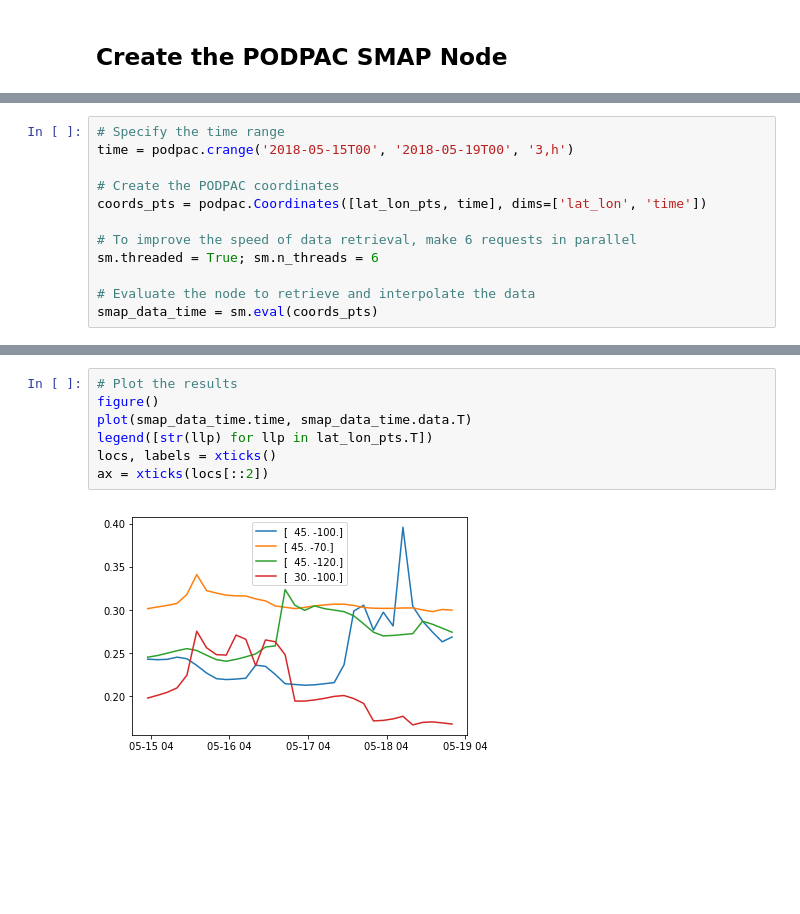
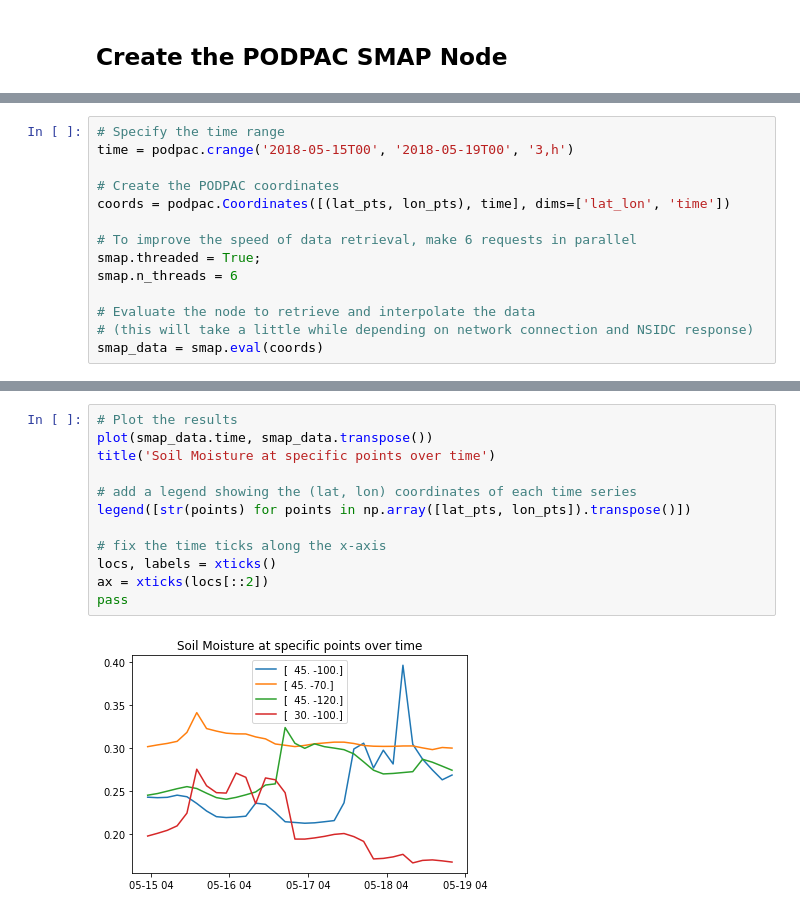
Before and after one commit to creare-com/podpac-examples, a Jupyter notebook: notebooks/basic_examples/010-retrieving-SMAP-data.ipynb, the cells around one changed output, grey strips where cells are left out. Drawn from its saved outputs; the diff is of its cells as text; blank space fills up the shorter version.

```diff
--- a/notebooks/basic_examples/010-retrieving-SMAP-data.ipynb
+++ b/notebooks/basic_examples/010-retrieving-SMAP-data.ipynb
@@ -100,10 +109,12 @@ ax = plot(lat_lon_pts[1], lat_lon_pts[0], 'r*', ms=20)
 time = podpac.crange('2018-05-15T00', '2018-05-19T00', '3,h')
 
 # Create the PODPAC coordinates
-coords_pts = podpac.Coordinates([lat_lon_pts, time], dims=['lat_lon', 'time'])
+coords = podpac.Coordinates([(lat_pts, lon_pts), time], dims=['lat_lon', 'time'])
 
 # To improve the speed of data retrieval, make 6 requests in parallel
-sm.threaded = True; sm.n_threads = 6
+smap.threaded = True;
+smap.n_threads = 6
 
 # Evaluate the node to retrieve and interpolate the data
-smap_data_time = sm.eval(coords_pts)
+# (this will take a little while depending on network connection and NSIDC response)
+smap_data = smap.eval(coords)
@@ -128,9 +121,14 @@ INFO:pydap:Fetching URL: https://n5eil02u.ecs.nsidc.org/opendap/SMAP/SPL4SMAU.00
-# %%
-# Plot the results
-figure()
-plot(smap_data_time.time, smap_data_time.data.T)
-legend([str(llp) for llp in lat_lon_pts.T])
-locs, labels = xticks()
-ax = xticks(locs[::2])
-# %% [output]
-[figure, removed]
+# %%
+# Plot the results
+plot(smap_data.time, smap_data.transpose())
+title('Soil Moisture at specific points over time')
+
+# add a legend showing the (lat, lon) coordinates of each time series
+legend([str(points) for points in np.array([lat_pts, lon_pts]).transpose()])
+
+# fix the time ticks along the x-axis
+locs, labels = xticks()
+ax = xticks(locs[::2])
+pass
+# %% [output]
+[figure, added]
```
Also changed, not shown: parts of 14 cells of this notebook, 1 other file.
